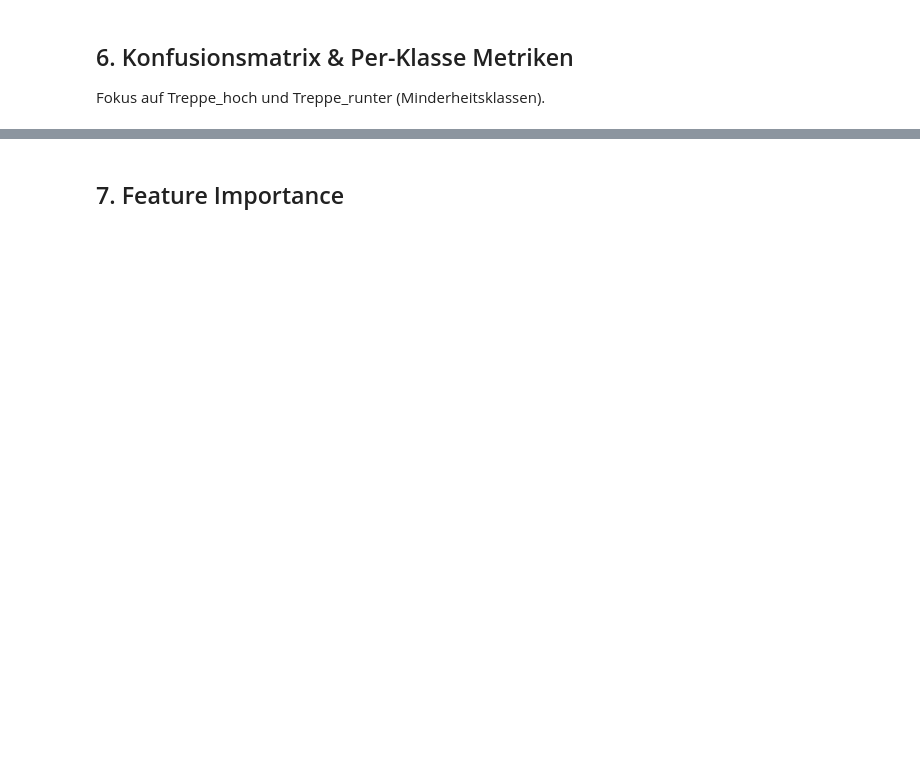
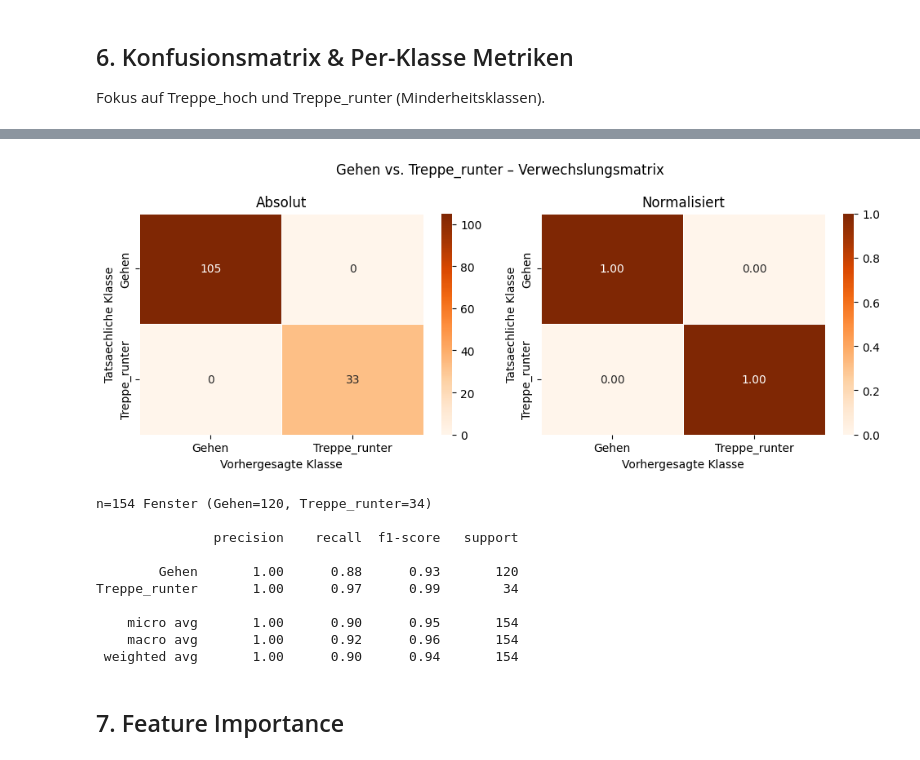
Before and after one commit to Fico-drc/ML4B, a Jupyter notebook: notebooks/02_modeling_baseline.ipynb, the cells around one changed output, grey strips where cells are left out. Cells and saved outputs as stored; diff of their text form; code cells hidden in the pictures; blank space fills up the shorter version.

```diff
--- a/notebooks/02_modeling_baseline.ipynb
+++ b/notebooks/02_modeling_baseline.ipynb
@@ -358,3 +547,55 @@ Treppe_runter      0.623   0.971     0.759     34.0
+# %%
+# ── Binäre Konfusionsmatrix: Gehen vs. Treppe_runter ──────────────────────────
+# Prüft gezielt ob die neuen Features (acc_mag_dom_freq, orie_pitch/roll_delta)
+# die Hauptverwechslung lösen: ähnliche Schrittamplitude, aber unterschiedlicher Neigungswinkel.
+
+pair_classes = ["Gehen", "Treppe_runter"]
+pair_mask    = y_test.isin(pair_classes)
+
+if pair_mask.sum() > 0 and len(y_test[pair_mask].unique()) == 2:
+    y_test_pair  = y_test[pair_mask].reset_index(drop=True)
+    y_pred_pair  = pd.Series(y_pred_test)[pair_mask.values].reset_index(drop=True)
+
+    cm_pair = confusion_matrix(y_test_pair, y_pred_pair, labels=pair_classes)
+
+    fig, axes = plt.subplots(1, 2, figsize=(10, 4))
+    fig.suptitle("Gehen vs. Treppe_runter – Verwechslungsmatrix", fontsize=12)
+
+    for ax, matrix, title, fmt in [
+        (axes[0], cm_pair,                         "Absolut",          "d"),
+        (axes[1], cm_pair.astype(float) / cm_pair.sum(axis=1, keepdims=True), "Normalisiert", ".2f"),
+    ]:
+        sns.heatmap(matrix, annot=True, fmt=fmt, cmap="Oranges",
+                    xticklabels=pair_classes, yticklabels=pair_classes,
+                    ax=ax, linewidths=0.5)
+        ax.set_title(title)
+        ax.set_ylabel("Tatsaechliche Klasse")
+        ax.set_xlabel("Vorhergesagte Klasse")
+
+    plt.tight_layout()
+    plt.savefig(f"{PROCESSED_PATH}/confusion_gehen_vs_treppe.png", dpi=150, bbox_inches="tight")
+    plt.show()
+
+    print(f"n={pair_mask.sum()} Fenster (Gehen={( y_test_pair=='Gehen').sum()}, Treppe_runter={(y_test_pair=='Treppe_runter').sum()})")
+    print()
+    print(classification_report(y_test_pair, y_pred_pair, labels=pair_classes, zero_division=0))
+elif pair_mask.sum() > 0:
+    print(f"Nur eine der beiden Klassen im Test-Set (n={pair_mask.sum()}) – Split prüfen.")
+    print(y_test[pair_mask].value_counts().to_string())
+else:
+    print("Weder Gehen noch Treppe_runter im Test-Set – Split prüfen.")
+# %% [output]
+[figure, added]
+n=154 Fenster (Gehen=120, Treppe_runter=34)
+
+               precision    recall  f1-score   support
+
+        Gehen       1.00      0.88      0.93       120
+Treppe_runter       1.00      0.97      0.99        34
+
+    micro avg       1.00      0.90      0.95       154
+    macro avg       1.00      0.92      0.96       154
+ weighted avg       1.00      0.90      0.94       154
 # %% [markdown]
 ## 7. Feature Importance
 # %%
```
Also changed, not shown: parts of 13 cells of this notebook, 49 other files.
